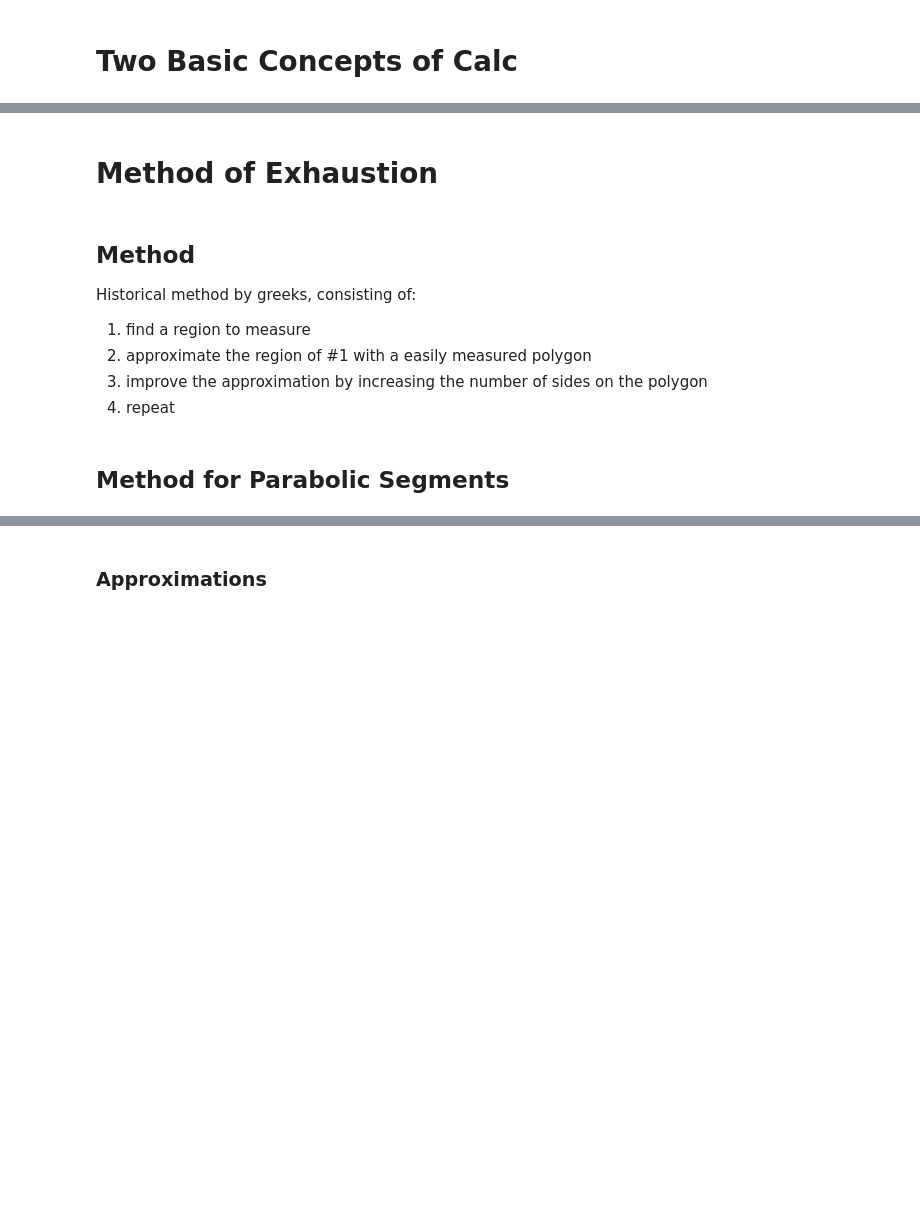
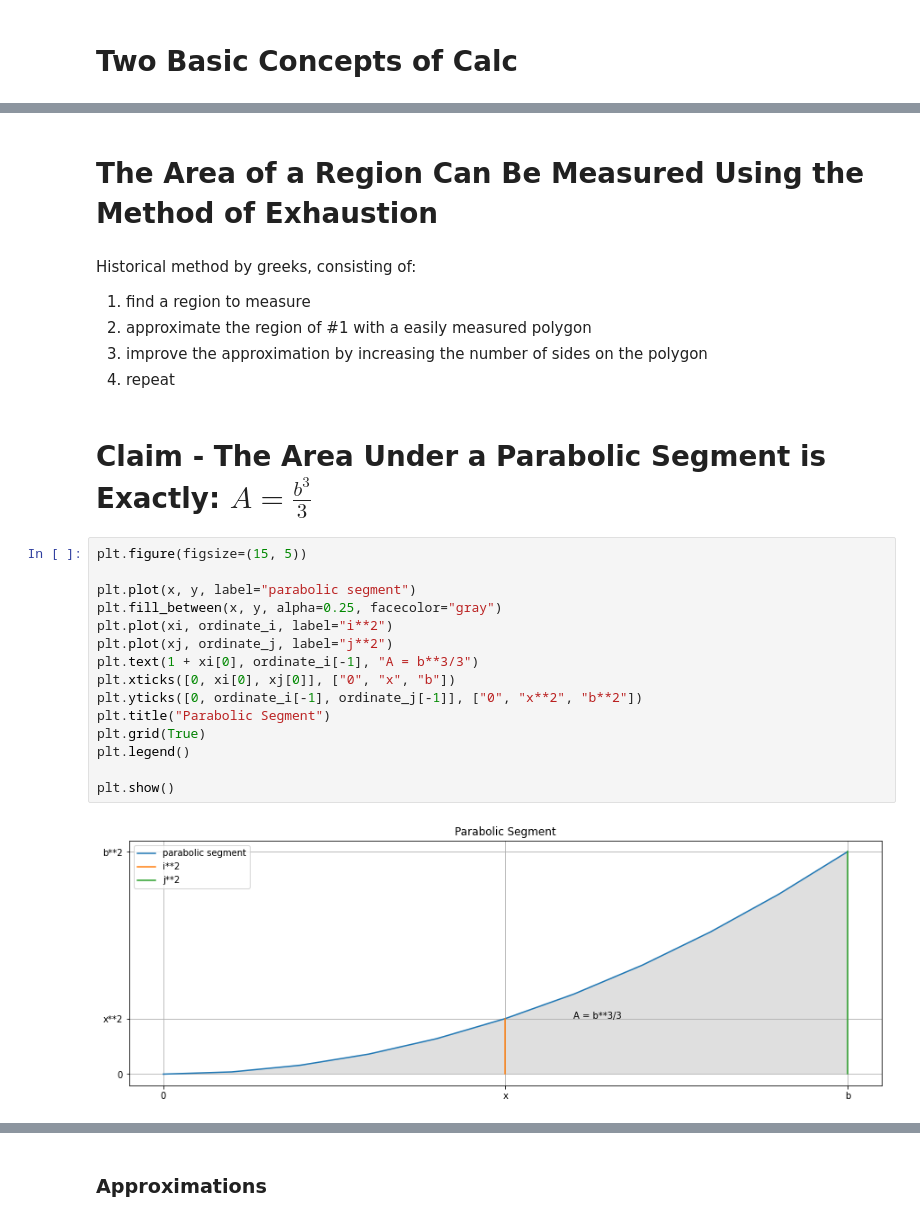
Before and after one commit to iainwo/life-of-iain, a Jupyter notebook: 0_1_1_method_of_exhaustion.ipynb, the cells around one changed output, grey strips where cells are left out. Cells and saved outputs as stored; diff of their text form; blank space fills up the shorter version.

Commit message:
fix(0_1_1_method_of_exhaustion.ipynb): refactor sections

```diff
--- a/0_1_1_method_of_exhaustion.ipynb
+++ b/0_1_1_method_of_exhaustion.ipynb
@@ -7,14 +7,29 @@
 2. measure steepness of line
-# %% [markdown]
-# Method of Exhaustion
+# %% [markdown]
+# The Area of a Region Can Be Measured Using the Method of Exhaustion
 # %% [markdown]
-## Method
-
 Historical method by greeks, consisting of:
 
 1. find a region to measure
 2. approximate the region of #1 with a easily measured polygon
 3. improve the approximation by increasing the number of sides on the polygon
 4. repeat
-# %% [markdown]
-## Method for Parabolic Segments
+# %% [markdown]
+# Claim - The Area Under a Parabolic Segment is Exactly: $A = \frac{b^3}{3}$
+# %%
+plt.figure(figsize=(15, 5))
+
+plt.plot(x, y, label="parabolic segment")
+plt.fill_between(x, y, alpha=0.25, facecolor="gray")
+plt.plot(xi, ordinate_i, label="i**2")
+plt.plot(xj, ordinate_j, label="j**2")
+plt.text(1 + xi[0], ordinate_i[-1], "A = b**3/3")
+plt.xticks([0, xi[0], xj[0]], ["0", "x", "b"])
+plt.yticks([0, ordinate_i[-1], ordinate_j[-1]], ["0", "x**2", "b**2"])
+plt.title("Parabolic Segment")
+plt.grid(True)
+plt.legend()
+
+plt.show()
+# %% [output]
+[figure, added]
```
Also changed, not shown: parts of 2 cells of this notebook.
